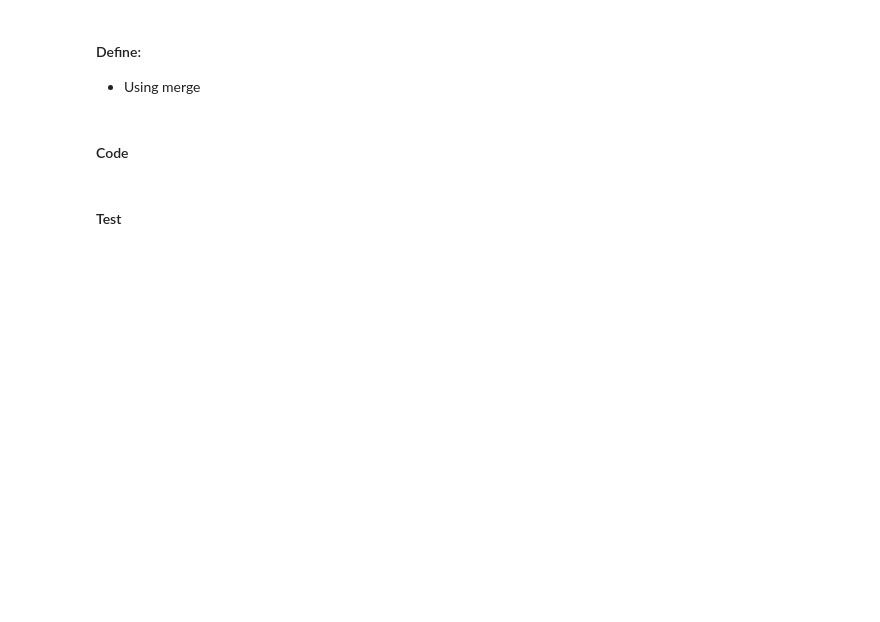
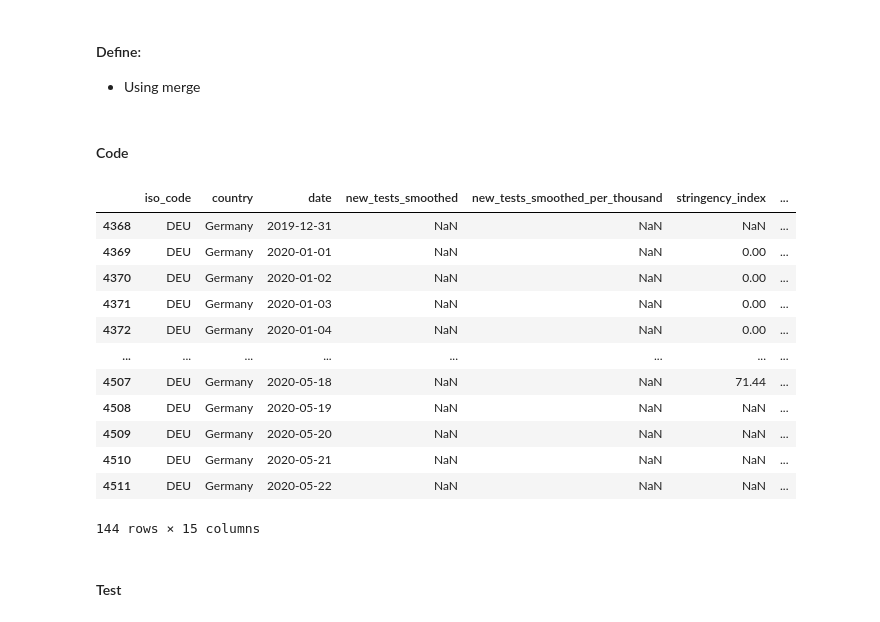
Before and after one commit to AtulSingh-Emyre/AnalysisCovid19, a Jupyter notebook: gather_clean_Covid19.ipynb, the cells around one changed output. Drawn from its saved outputs; the diff is of its cells as text; code cells hidden in the pictures; blank space fills up the shorter version.

```diff
--- a/gather_clean_Covid19.ipynb
+++ b/gather_clean_Covid19.ipynb
@@ -1313,4 +1320,20 @@ df_x.drop(['population'], axis=1, inplace=True)
 df_countryMetrics_Snapshot = pd.merge(df_OWID_Countries_clean, df_x, on=['country'])
+# %%
+df_x.query('country == "Germany"')
+# %% [output]
+|  | iso_code | country | date | new_tests_smoothed | new_tests_smoothed_per_thousand | stringency_index | ... |
+| 4368 | DEU | Germany | 2019-12-31 | NaN | NaN | NaN | ... |
+| 4369 | DEU | Germany | 2020-01-01 | NaN | NaN | 0.00 | ... |
+| 4370 | DEU | Germany | 2020-01-02 | NaN | NaN | 0.00 | ... |
+| 4371 | DEU | Germany | 2020-01-03 | NaN | NaN | 0.00 | ... |
+| 4372 | DEU | Germany | 2020-01-04 | NaN | NaN | 0.00 | ... |
+| ... | ... | ... | ... | ... | ... | ... | ... |
+| 4507 | DEU | Germany | 2020-05-18 | NaN | NaN | 71.44 | ... |
+| 4508 | DEU | Germany | 2020-05-19 | NaN | NaN | NaN | ... |
+| 4509 | DEU | Germany | 2020-05-20 | NaN | NaN | NaN | ... |
+| 4510 | DEU | Germany | 2020-05-21 | NaN | NaN | NaN | ... |
+| 4511 | DEU | Germany | 2020-05-22 | NaN | NaN | NaN | ... |
+144 rows × 15 columns
 # %%
 # household timeline
 df_householdsEU_Timeline = df_ESTAT_census_clean.copy()
```
Also changed, not shown: parts of 18 cells of this notebook, 1 other file.
